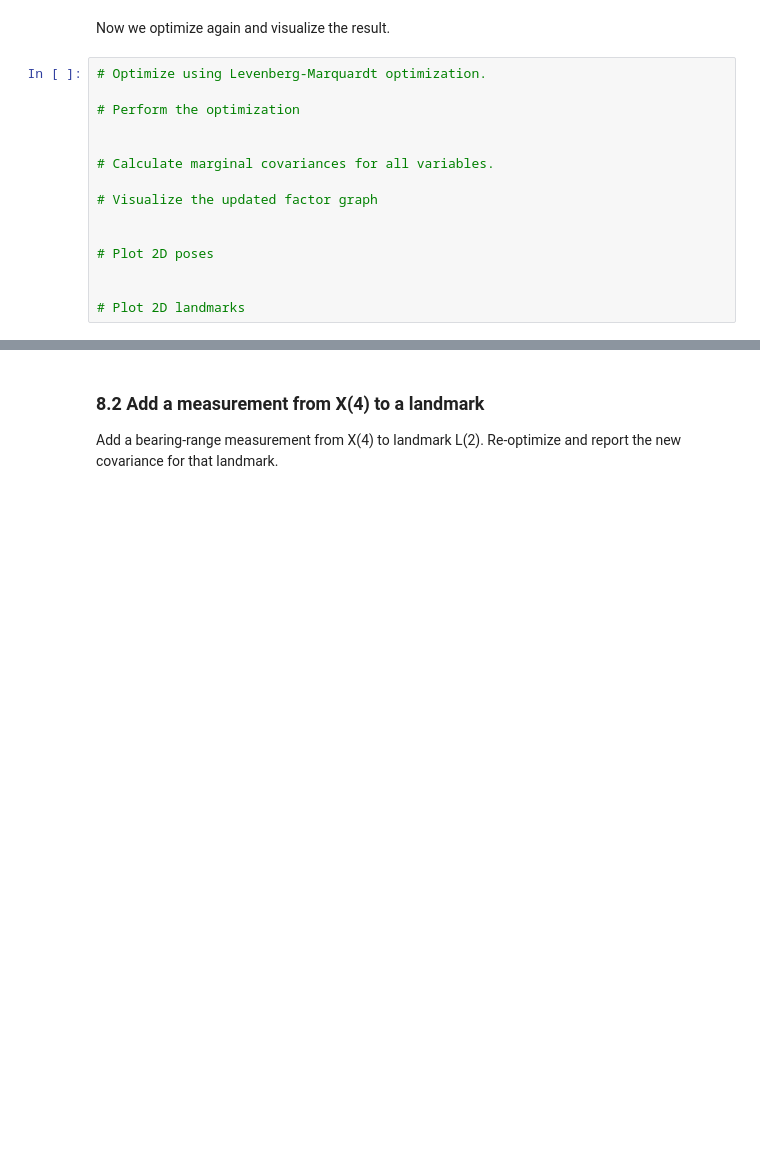
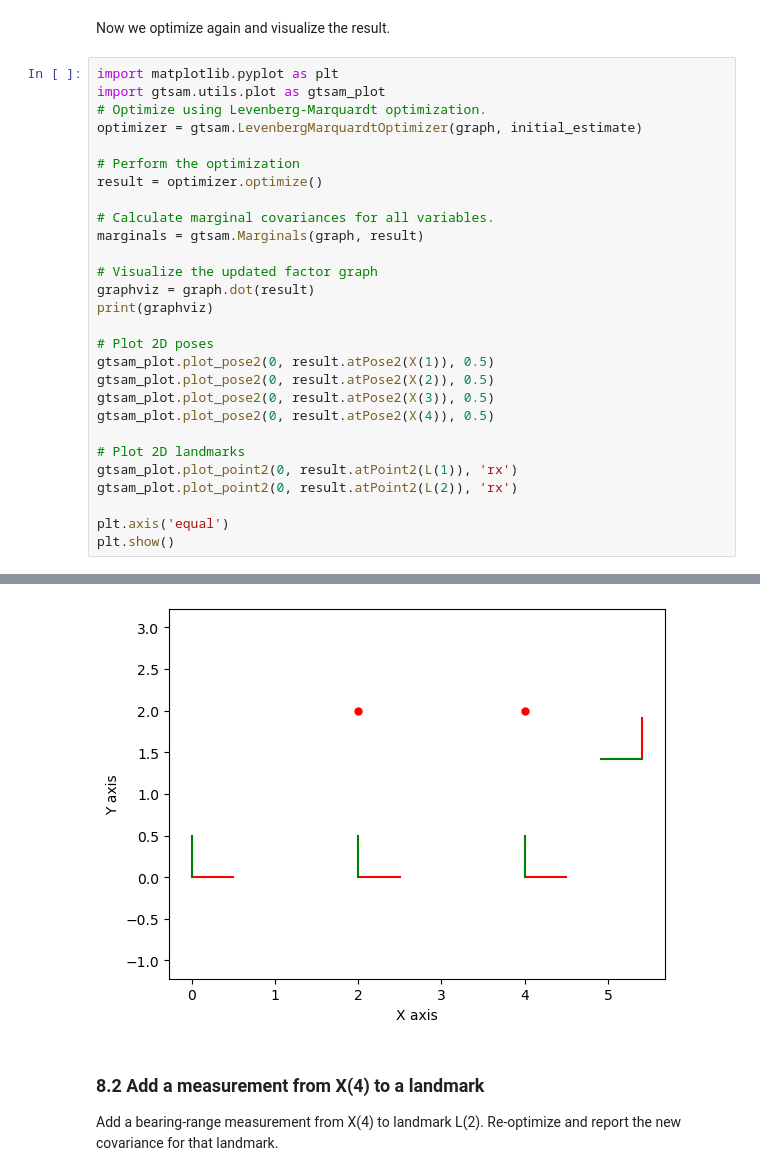
Before and after one commit to TUe-4TB00/graph-slam-graded-Thomas-Tuee, a Jupyter notebook: assignment.ipynb, the cells around one changed output, grey strips where cells are left out. Drawn from its saved outputs; the diff is of its cells as text; blank space fills up the shorter version.

```diff
--- a/assignment.ipynb
+++ b/assignment.ipynb
@@ -294,17 +308,31 @@ graph, initial_estimate = add_pose(graph, initial_estimate)
 # %% [markdown]
 Now we optimize again and visualize the result.
 # %%
+import matplotlib.pyplot as plt
+import gtsam.utils.plot as gtsam_plot
 # Optimize using Levenberg-Marquardt optimization.
+optimizer = gtsam.LevenbergMarquardtOptimizer(graph, initial_estimate)
 
 # Perform the optimization
-
+result = optimizer.optimize()
 
 # Calculate marginal covariances for all variables.
+marginals = gtsam.Marginals(graph, result)
 
 # Visualize the updated factor graph
-
+graphviz = graph.dot(result)
+print(graphviz)
 
 # Plot 2D poses
-
+gtsam_plot.plot_pose2(0, result.atPose2(X(1)), 0.5)
+gtsam_plot.plot_pose2(0, result.atPose2(X(2)), 0.5)
+gtsam_plot.plot_pose2(0, result.atPose2(X(3)), 0.5)
+gtsam_plot.plot_pose2(0, result.atPose2(X(4)), 0.5)
 
 # Plot 2D landmarks
+gtsam_plot.plot_point2(0, result.atPoint2(L(1)), 'rx')
+gtsam_plot.plot_point2(0, result.atPoint2(L(2)), 'rx')
+
+plt.axis('equal')
+plt.show()
+# %% [output]
@@ -311,3 +356,4 @@ Now we optimize again and visualize the result.
+[figure, added]
 # %% [markdown]
 ### 8.2 Add a measurement from X(4) to a landmark
 
```
Also changed, not shown: parts of 9 cells of this notebook, 3 other files.
